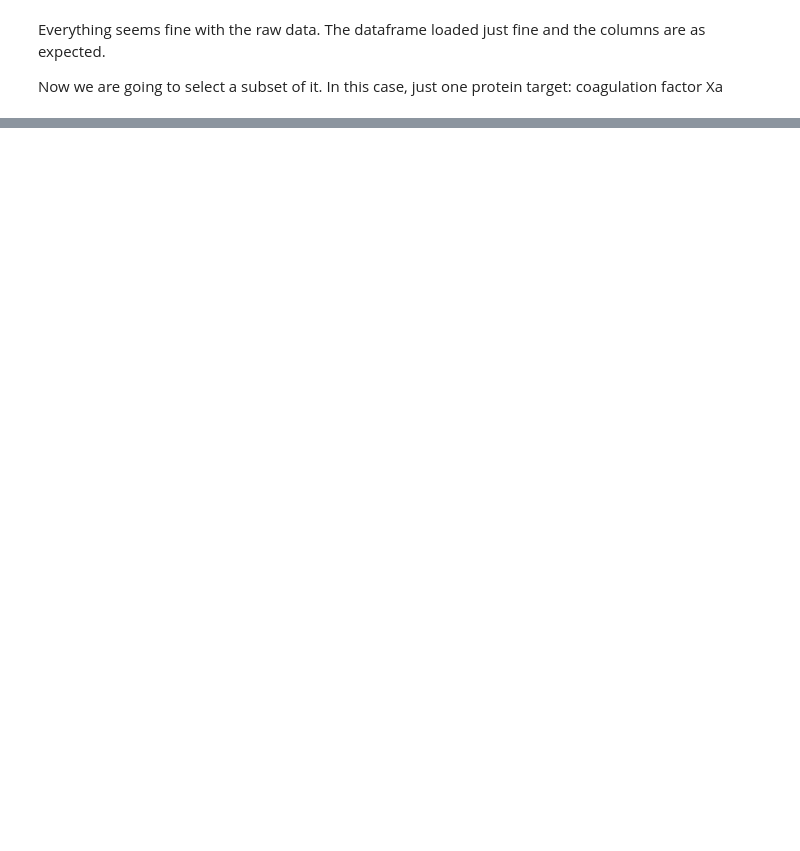
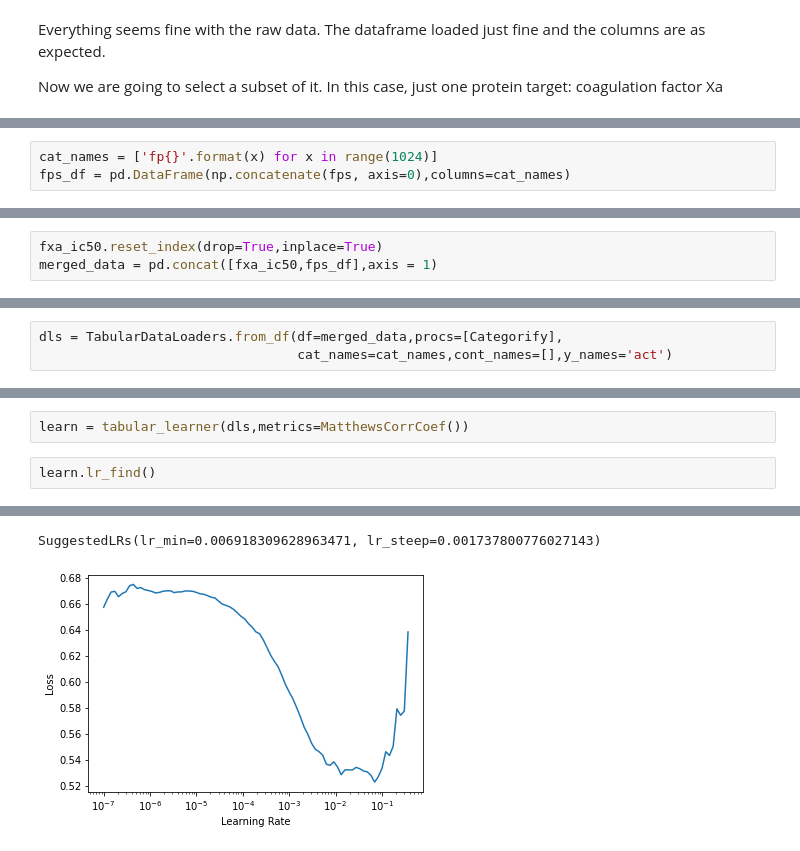
Before and after one commit to Marcosuff/Marcosuff.github.io, a Jupyter notebook: nbs/download_chembl.ipynb, the cells around one changed output, grey strips where cells are left out. Drawn from its saved outputs; the diff is of its cells as text; blank space fills up the shorter version.

```diff
--- a/nbs/download_chembl.ipynb
+++ b/nbs/download_chembl.ipynb
@@ -61,0 +131,3 @@ fxa.head()
+# %%
+cat_names = ['fp{}'.format(x) for x in range(1024)]
+fps_df = pd.DataFrame(np.concatenate(fps, axis=0),columns=cat_names)
@@ -61,0 +148,3 @@ fxa.head()
+# %%
+fxa_ic50.reset_index(drop=True,inplace=True)
+merged_data = pd.concat([fxa_ic50,fps_df],axis = 1)
@@ -61,0 +175,3 @@ fxa.head()
+# %%
+dls = TabularDataLoaders.from_df(df=merged_data,procs=[Categorify],
+                                 cat_names=cat_names,cont_names=[],y_names='act')
@@ -61,0 +192,5 @@ fxa.head()
+# %%
+learn = tabular_learner(dls,metrics=MatthewsCorrCoef())
+# %%
+learn.lr_find()
+# %% [output]
@@ -61,0 +198,2 @@ fxa.head()
+SuggestedLRs(lr_min=0.006918309628963471, lr_steep=0.001737800776027143)
+[figure, added]
```
Also changed, not shown: parts of 23 cells of this notebook.
